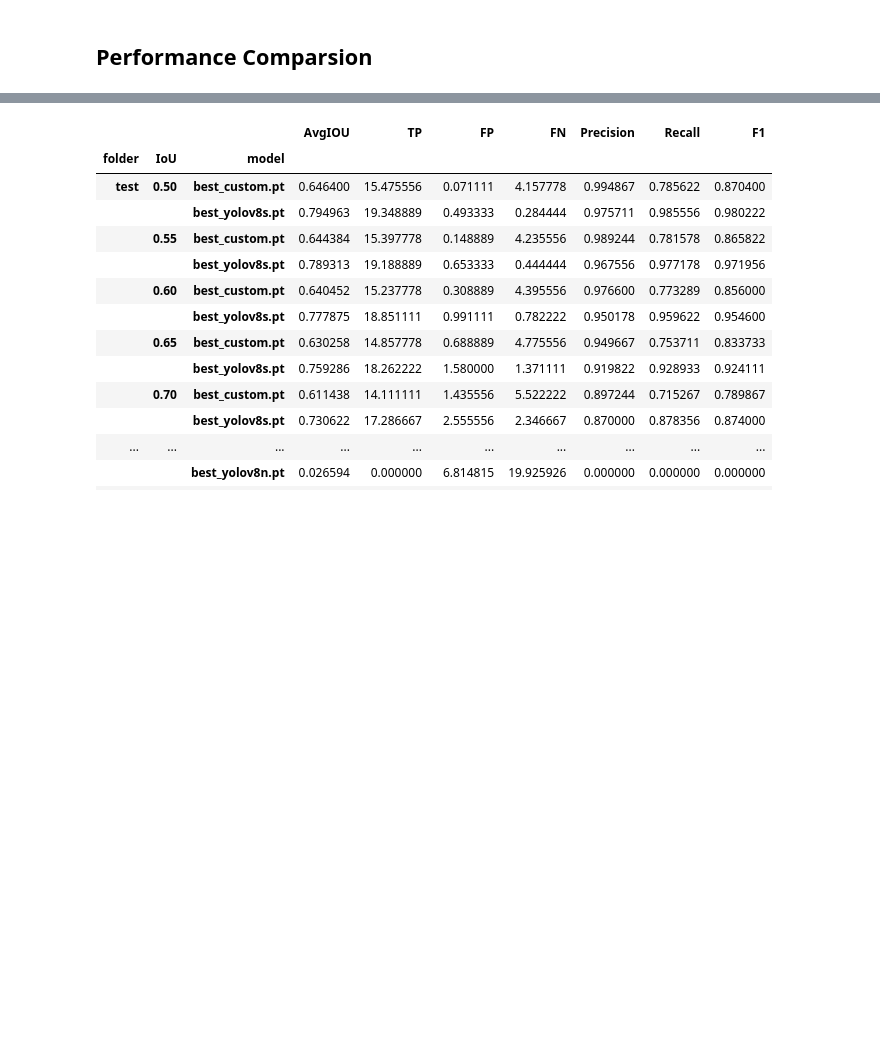
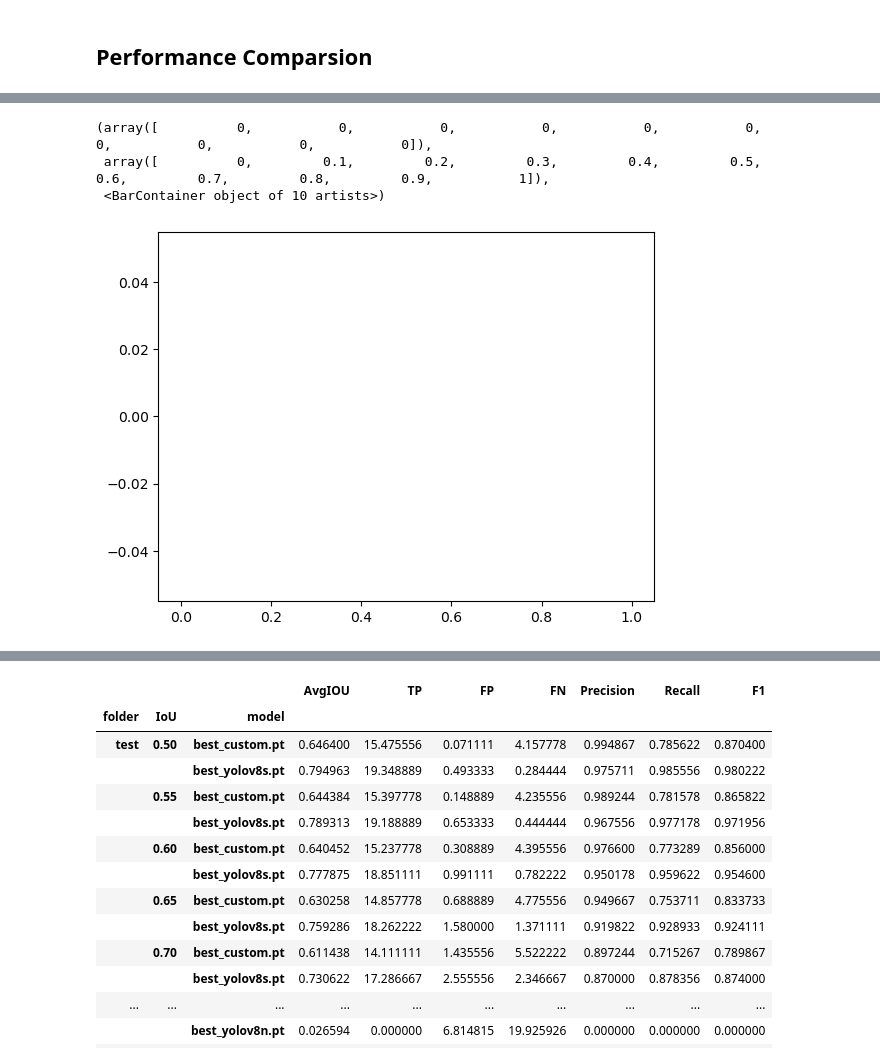
Before and after one commit to sathishkumartheta/tokenwise-dehado-ai, a Jupyter notebook: notebooks/Playground_Muthu.ipynb, the cells around one changed output, grey strips where cells are left out. Saved outputs shown, nothing was run; the diff lists cells and outputs as text; code cells hidden in the pictures; blank space fills up the shorter version.

Commit message:
Update performance comparison results

```diff
--- a/notebooks/Playground_Muthu.ipynb
+++ b/notebooks/Playground_Muthu.ipynb
@@ -63,0 +140,33 @@ model = YOLO(model_path + "/" + model_name)
+# %%
+imgfile = 'TCE_1096.jpg'
+imgpath = r"E:\Nextstep\MLChallenge\DeHaDo_AI\Dataset\test\images" + "/" + imgfile
+labelfile = 'TCE_1096.json'
+labelpath = r"E:\Nextstep\MLChallenge\DeHaDo_AI\Dataset\test\labels" + "/" + labelfile
+results = model(imgpath, conf=0.4, iou=0.4, save=True) # Run Model
+result = results[0]
+boxes = result.boxes
+img = cv2.imread(imgpath)
+pred_bboxes = boxes.xyxy.tolist()
+gt_bboxes = load_gt(labelpath)
+
+for box in boxes:
+    x1, y1, x2, y2 = map(int, box.xyxy[0].tolist())
+
+    # Draw bounding box on image
+    cv2.rectangle(img, (x1, y1), (x2, y2), (0, 255, 0), 2)
+
+    # Add Confidence score on image
+    res_iou = compute_iou_matrix([x1, y1, x2, y2], pred_bboxes)
+    if len(res_iou) > 0:
+        res_iou.sort(reverse=True)
+        text_ = str(res_iou[1:])
+    else:
+        text_ = " "
+    cv2.putText(img,text=text_, #str(np.round(box.conf.item(),2)),
+            org=(x1, y1),  # (x, y) position
+            fontFace=cv2.FONT_HERSHEY_SIMPLEX,
+            fontScale=1,
+            color=(0, 0, 255),  # Red color in BGR
+            thickness=2)
+
+cv2.imwrite('Test.jpg', img)
@@ -64,5 +242,5 @@ model = YOLO(model_path + "/" + model_name)
 # %%
-# df_final = pd.DataFrame()
+df_final = pd.DataFrame()
 
 crop_flag = False
 for folder_path in [train_path, test_path]:
@@ -82,9 +260,10 @@ for folder_path in [train_path, test_path]:
                 os.makedirs(subfolder)
 
         src_img = cv2.imread(file_path)
+        h,w = src_img.shape[0], src_img.shape[1]
         img = src_img.copy()
 
-        results = model(file_path, conf=0.5, iou=0.4, save=True) # Run Model
+        results = model(file_path, conf=0.4, iou=0.4, save=True) # Run Model
 
         result = results[0]
         boxes = result.boxes
@@ -124,5 +303,5 @@ for folder_path in [train_path, test_path]:
         df_final = map_allthresholds(pred_bboxes, gt_bboxes, config, df_final)
 
         print(file + " is Processed...")
-df_final.to_csv("Metrics_" + model_name.split(".")[0] + ".csv", index=False)
+# df_final.to_csv("Metrics_" + model_name.split(".")[0] + ".csv", index=False)
 # %% [output]
@@ -147,0 +365,3 @@ image 1/1 F:\Muthu_2023\Personal\NextStep\Hackathon\DeHaDo_AI\Dataset\test\image
+# %%
+df_final_custom['conf'] = 0.5
+df_final['conf'] = 0.4
@@ -147,0 +370,7 @@ image 1/1 F:\Muthu_2023\Personal\NextStep\Hackathon\DeHaDo_AI\Dataset\test\image
+# %%
+plt.hist(df_final[df_final['IoU'] == 0.75]['Precision'])
+# %% [output]
+(array([          0,           0,           0,           0,           0,           0,           0,           0,           0,           0]),
+ array([          0,         0.1,         0.2,         0.3,         0.4,         0.5,         0.6,         0.7,         0.8,         0.9,           1]),
+ <BarContainer object of 10 artists>)
+[figure, added]
```
Also changed, not shown: parts of 29 cells of this notebook.
